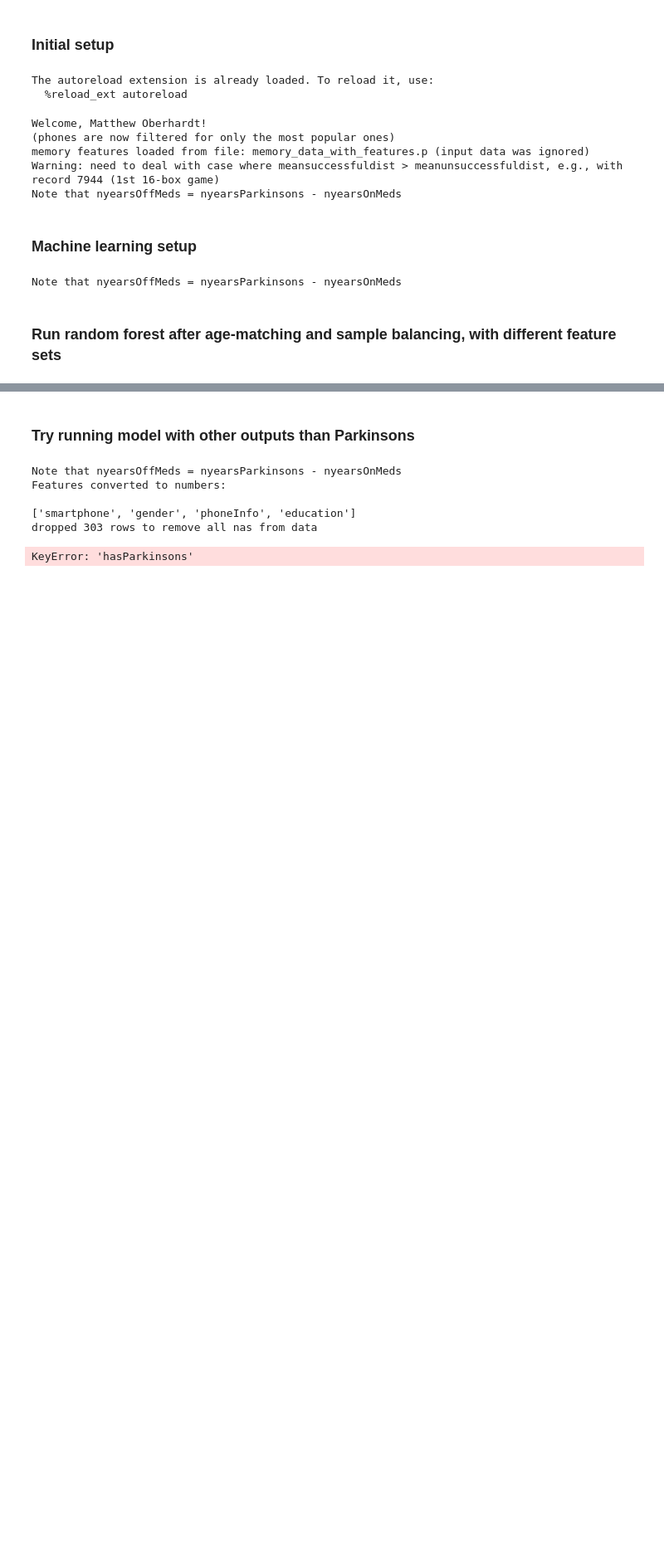
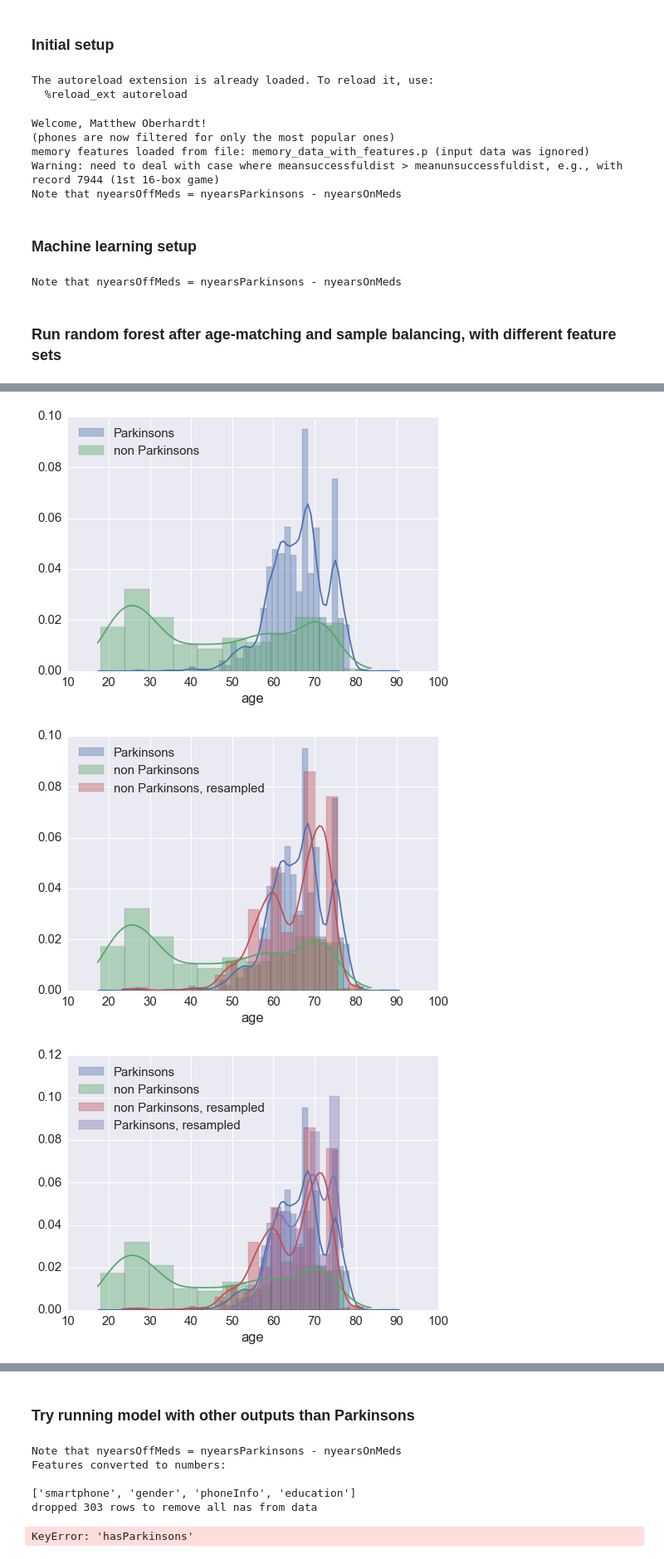
Before and after one commit to mattoby/mpower_memory, a Jupyter notebook: Memory_data_ML.ipynb, the cells around one changed output, grey strips where cells are left out. Shown: that part at 83% size. Drawn from its saved outputs; the diff is of its cells as text; code cells hidden in the pictures; blank space fills up the shorter version.

```diff
--- a/Memory_data_ML.ipynb
+++ b/Memory_data_ML.ipynb
@@ -88,3 +88,12 @@ fcats = mt.define_feature_categories()
 Note that nyearsOffMeds = nyearsParkinsons - nyearsOnMeds
 # %% [markdown]
 ### Run random forest after age-matching and sample balancing, with different feature sets
+# %%
+# Run with only in-game features
+fcats = mt.define_feature_categories()
+features = fcats['game'] + ['hasParkinsons'] + ['age']
+MLexcludecols = ['age']
+labelcol = 'hasParkinsons'
+outs = mt.build_ML_model_age_corrected_and_samplebalanced(data, features, labelcol, toPlot=[1,1,1,1,1,1], toPrint=True, MLexcludecols=MLexcludecols)
+mod, features_df, X, y, X_names, y_name, X_train, X_test, y_train, y_test, train_acc, test_acc, rand_acc, y_pred, y_pred_proba = outs
+# %% [output]
@@ -90,0 +106,3 @@ Note that nyearsOffMeds = nyearsParkinsons - nyearsOnMeds
+[figure, added]
+[figure, added]
+[figure, added]
```
Also changed, not shown: parts of 9 cells of this notebook, 1 other file.
